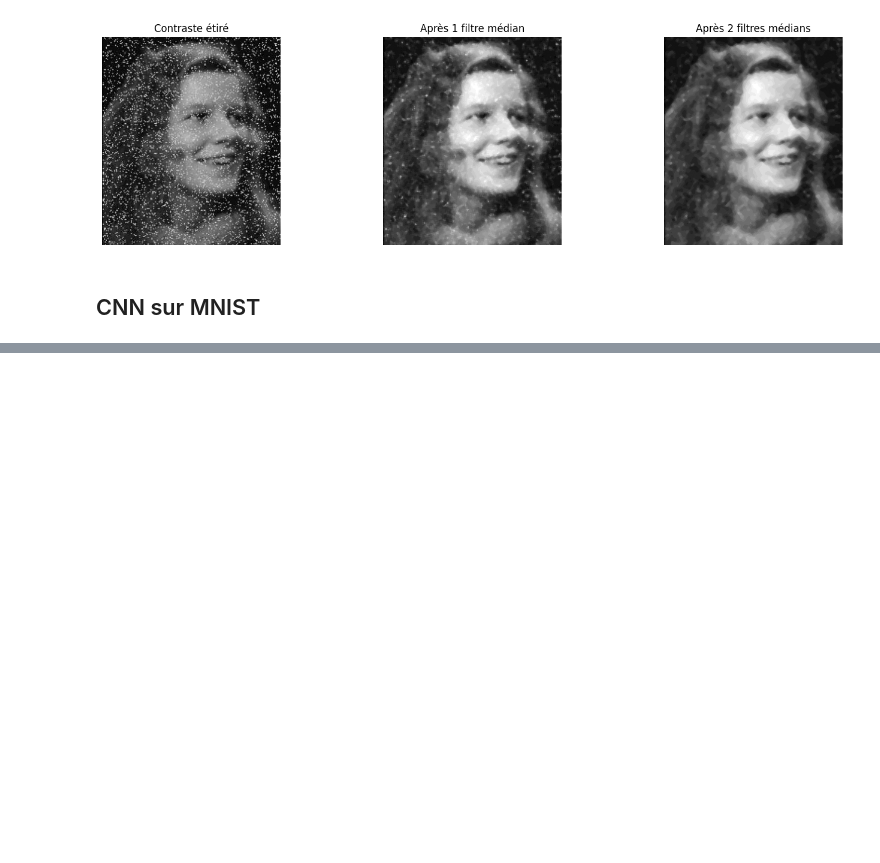
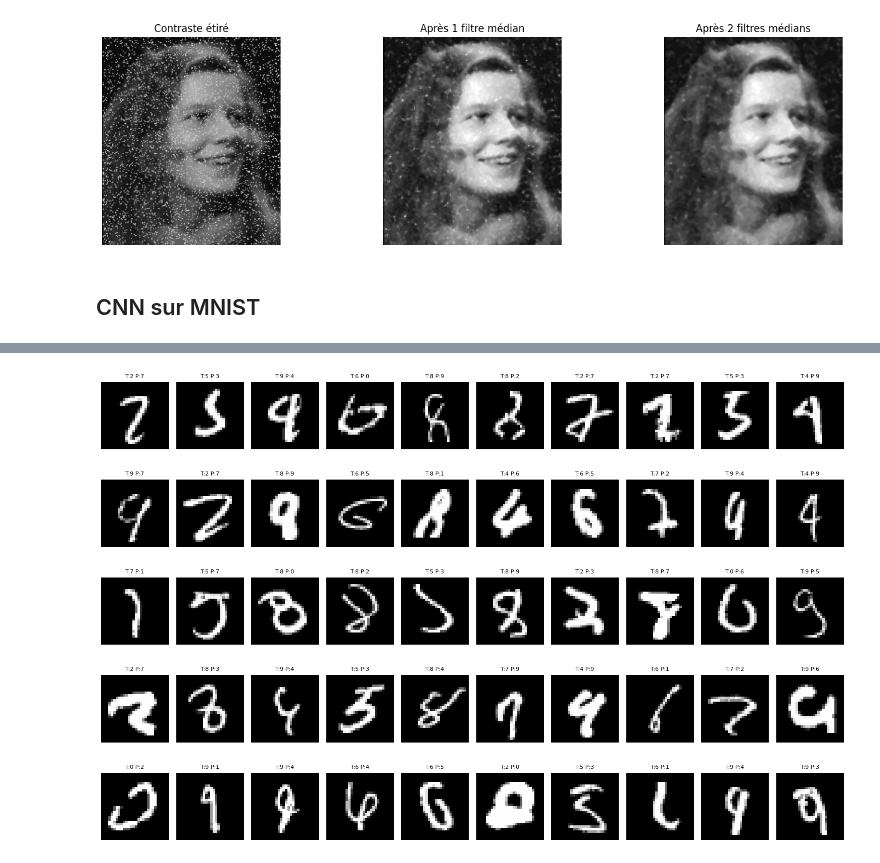
Before and after one commit to Ousoka/ANN_MNIST, a Jupyter notebook: mnist_ok.ipynb, the cells around one changed output, grey strips where cells are left out. Drawn from its saved outputs; the diff is of its cells as text; code cells hidden in the pictures; blank space fills up the shorter version.

```diff
--- a/mnist_ok.ipynb
+++ b/mnist_ok.ipynb
@@ -500,0 +625,17 @@ plt.show()
+# %%
+errors = (y_pred_classes != y_test)
+x_errors = x_test[errors]
+y_errors = y_test[errors]
+pred_errors = y_pred_classes[errors]
+
+plt.figure(figsize=(15, 10))
+for i in range(50):
+    if i >= len(x_errors): break
+    plt.subplot(5, 10, i+1)
+    plt.imshow(x_errors[i].reshape(28, 28), cmap='gray')
+    plt.title(f"T:{y_errors[i]} P:{pred_errors[i]}", fontsize=8)
+    plt.axis('off')
+plt.tight_layout()
+plt.show()
+# %% [output]
+[figure, added]
```
Also changed, not shown: parts of 17 cells of this notebook.
